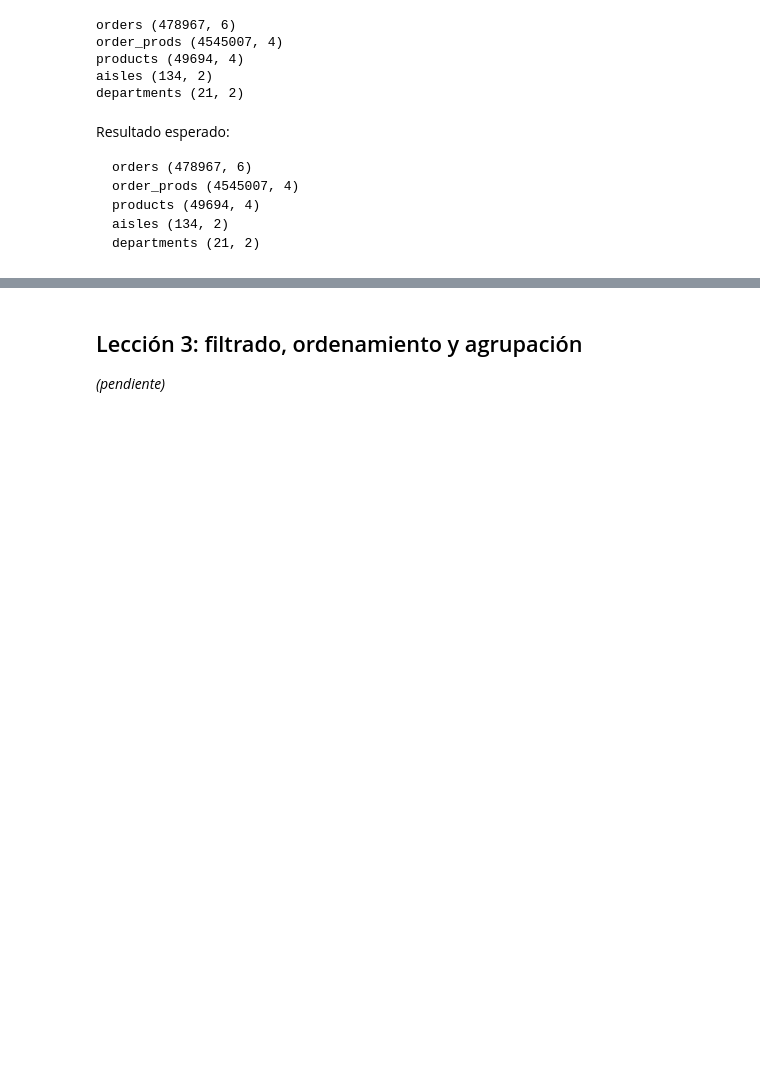
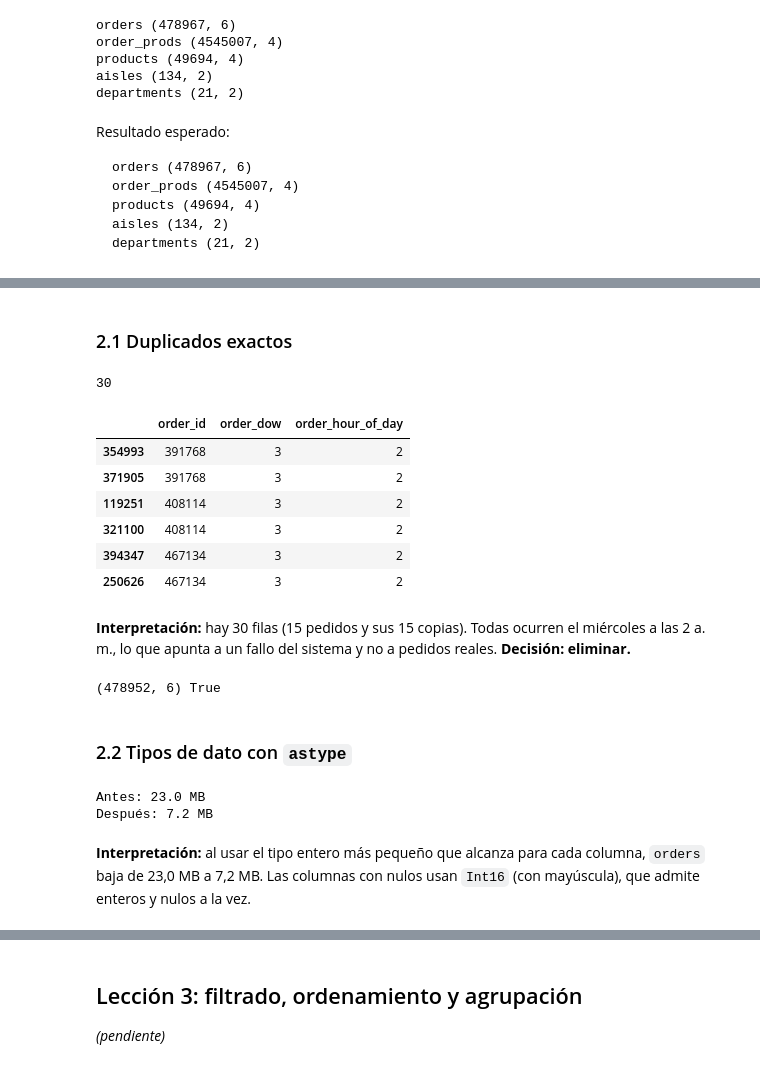
Before and after one commit to brandonmesamm-png/instacart-analisis, a Jupyter notebook: notebooks/pandas_labs.ipynb, the cells around one changed output, grey strips where cells are left out. Drawn from its saved outputs; the diff is of its cells as text; code cells hidden in the pictures; blank space fills up the shorter version.

```diff
--- a/notebooks/pandas_labs.ipynb
+++ b/notebooks/pandas_labs.ipynb
@@ -60,0 +61,43 @@ departments (21, 2)
+# %% [markdown]
+### 2.1 Duplicados exactos
+# %%
+duplicados = orders[orders.duplicated(keep=False)].sort_values('order_id')
+print(len(duplicados))
+duplicados[['order_id', 'order_dow', 'order_hour_of_day']].head(6)
+# %% [output]
+30
+|  | order_id | order_dow | order_hour_of_day |
+| 354993 | 391768 | 3 | 2 |
+| 371905 | 391768 | 3 | 2 |
+| 119251 | 408114 | 3 | 2 |
+| 321100 | 408114 | 3 | 2 |
+| 394347 | 467134 | 3 | 2 |
+| 250626 | 467134 | 3 | 2 |
+# %% [markdown]
+**Interpretación:** hay 30 filas (15 pedidos y sus 15 copias). Todas ocurren el miércoles a las 2 a. m., lo que apunta a un fallo del sistema y no a pedidos reales. **Decisión: eliminar.**
+# %%
+orders = orders.drop_duplicates().reset_index(drop=True)
+print(orders.shape, orders['order_id'].is_unique)
+# %% [output]
+(478952, 6) True
+# %% [markdown]
+### 2.2 Tipos de dato con `astype`
+# %%
+print('Antes:', round(orders.memory_usage(deep=True).sum() / 1e6, 1), 'MB')
+
+orders = orders.astype({
+    'order_id': 'int32', 'user_id': 'int32', 'order_number': 'int16',
+    'order_dow': 'int8', 'order_hour_of_day': 'int8',
+    'days_since_prior_order': 'Int16',
+})
+order_prods = order_prods.astype({
+    'order_id': 'int32', 'product_id': 'int32',
+    'add_to_cart_order': 'Int16', 'reordered': 'int8',
+})
+
+print('Después:', round(orders.memory_usage(deep=True).sum() / 1e6, 1), 'MB')
+# %% [output]
+Antes: 23.0 MB
+Después: 7.2 MB
+# %% [markdown]
+**Interpretación:** al usar el tipo entero más pequeño que alcanza para cada columna, `orders` baja de 23,0 MB a 7,2 MB. Las columnas con nulos usan `Int16` (con mayúscula), que admite enteros y nulos a la vez.
```
Also changed, not shown: parts of 52 cells of this notebook.
